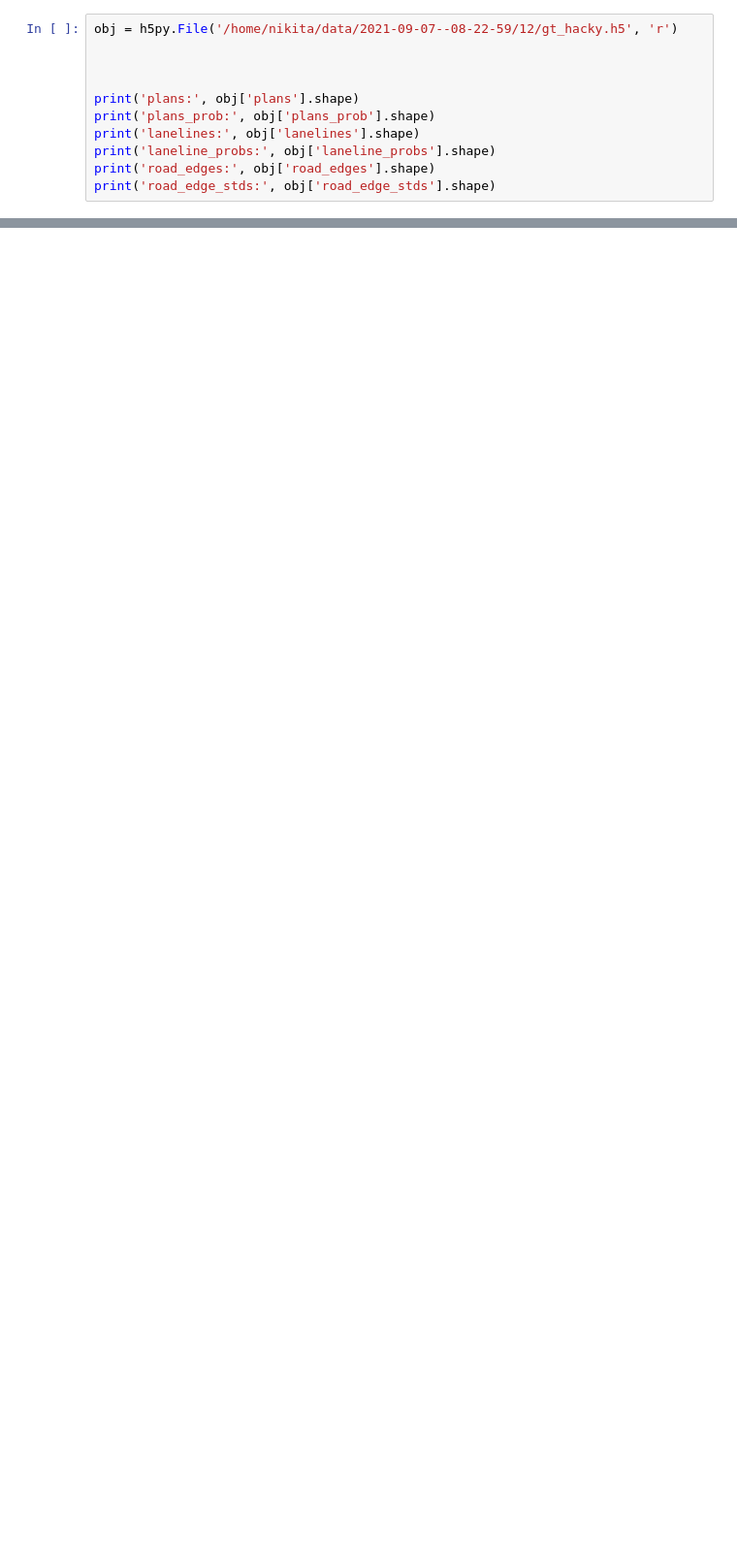
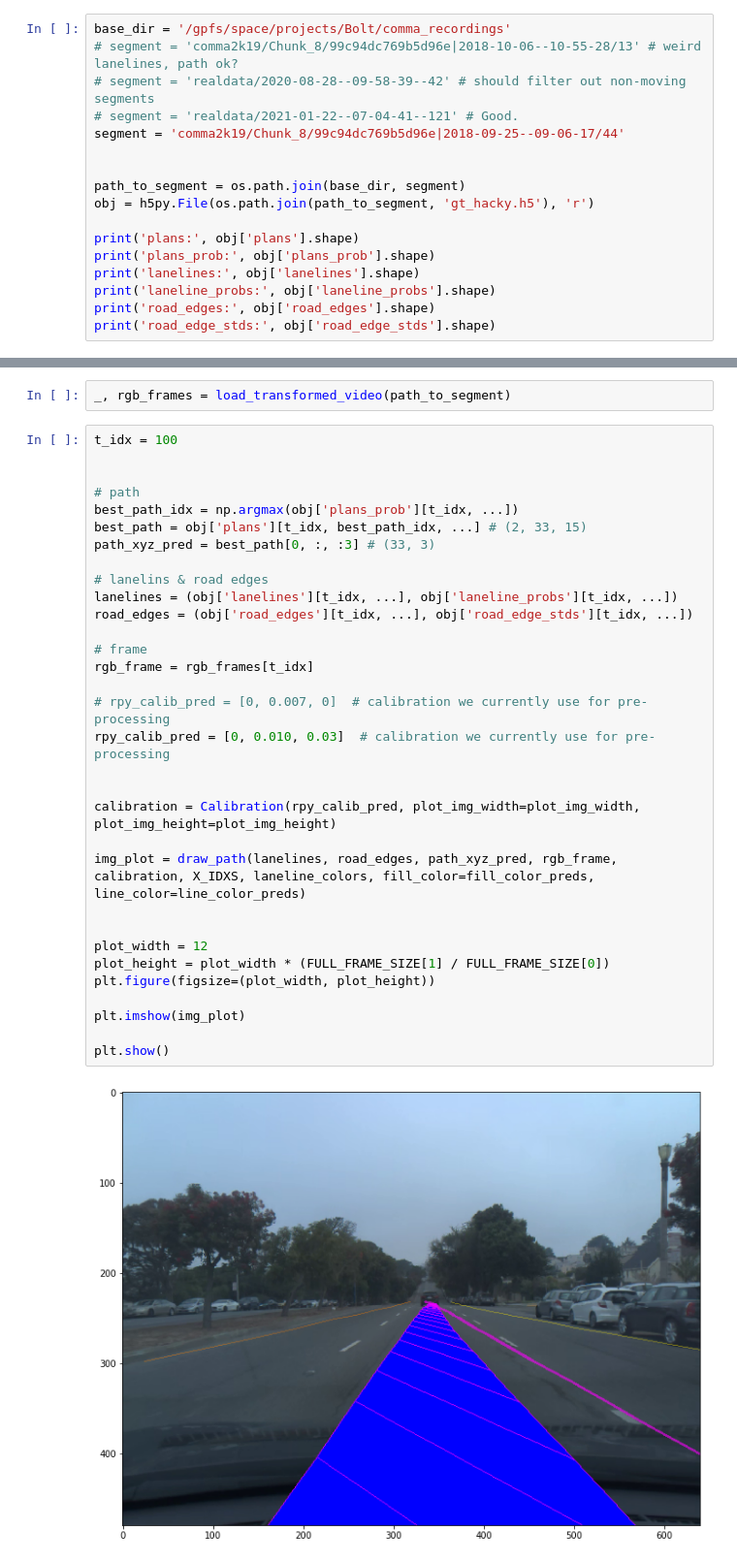
Before and after one commit to mbalesni/openpilot-pipeline, a Jupyter notebook: test_gt_hacky.ipynb, the cells around one changed output, grey strips where cells are left out. Shown at 97% size. Saved outputs shown, nothing was run; the diff lists cells and outputs as text; blank space fills up the shorter version.

```diff
--- a/test_gt_hacky.ipynb
+++ b/test_gt_hacky.ipynb
@@ -3,7 +33,13 @@ import h5py
 # %%
-obj = h5py.File('/home/nikita/data/2021-09-07--08-22-59/12/gt_hacky.h5', 'r')
+base_dir = '/gpfs/space/projects/Bolt/comma_recordings'
+# segment = 'comma2k19/Chunk_8/99c94dc769b5d96e|2018-10-06--10-55-28/13' # weird lanelines, path ok?
+# segment = 'realdata/2020-08-28--09-58-39--42' # should filter out non-moving segments
+# segment = 'realdata/2021-01-22--07-04-41--121' # Good.
+segment = 'comma2k19/Chunk_8/99c94dc769b5d96e|2018-09-25--09-06-17/44'
 
 
+path_to_segment = os.path.join(base_dir, segment)
+obj = h5py.File(os.path.join(path_to_segment, 'gt_hacky.h5'), 'r')
 
 print('plans:', obj['plans'].shape)
 print('plans_prob:', obj['plans_prob'].shape)
@@ -40,0 +57,36 @@ list(obj['road_edge_stds'][0, 0, :])
+# %%
+_, rgb_frames = load_transformed_video(path_to_segment)
+# %%
+t_idx = 100
+
+
+# path
+best_path_idx = np.argmax(obj['plans_prob'][t_idx, ...])
+best_path = obj['plans'][t_idx, best_path_idx, ...] # (2, 33, 15)
+path_xyz_pred = best_path[0, :, :3] # (33, 3)
+
+# lanelins & road edges
+lanelines = (obj['lanelines'][t_idx, ...], obj['laneline_probs'][t_idx, ...])
+road_edges = (obj['road_edges'][t_idx, ...], obj['road_edge_stds'][t_idx, ...])
+
+# frame
+rgb_frame = rgb_frames[t_idx]
+
+# rpy_calib_pred = [0, 0.007, 0]  # calibration we currently use for pre-processing
+rpy_calib_pred = [0, 0.010, 0.03]  # calibration we currently use for pre-processing
+
+
+calibration = Calibration(rpy_calib_pred, plot_img_width=plot_img_width, plot_img_height=plot_img_height)
+
+img_plot = draw_path(lanelines, road_edges, path_xyz_pred, rgb_frame, calibration, X_IDXS, laneline_colors, fill_color=fill_color_preds, line_color=line_color_preds)
+
+
+plot_width = 12
+plot_height = plot_width * (FULL_FRAME_SIZE[1] / FULL_FRAME_SIZE[0])
+plt.figure(figsize=(plot_width, plot_height))
+
+plt.imshow(img_plot)
+
+plt.show()
+# %% [output]
+[figure, added]
```
Also changed, not shown: parts of 6 cells of this notebook, 1 other file.
